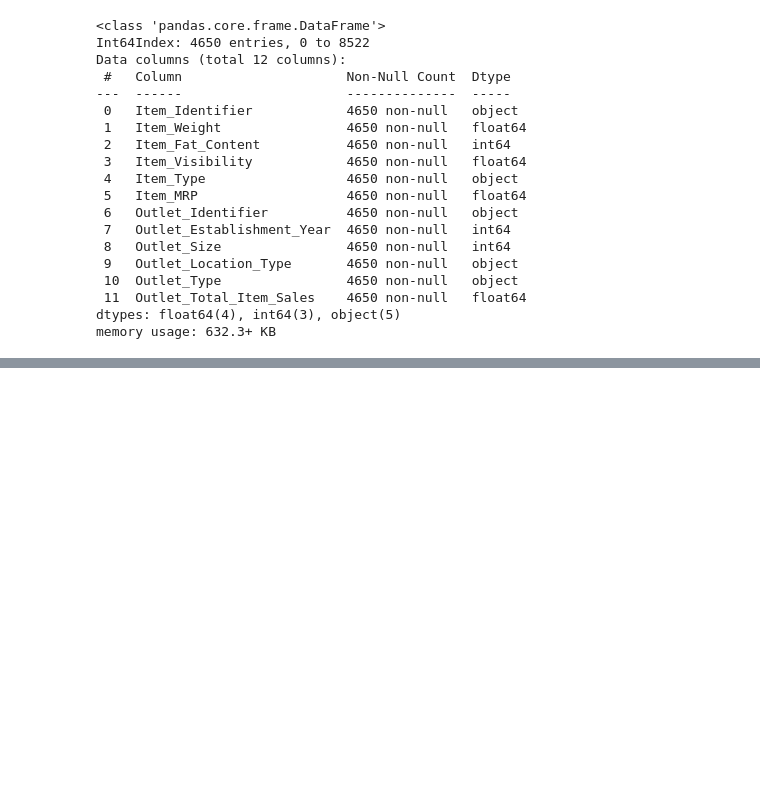
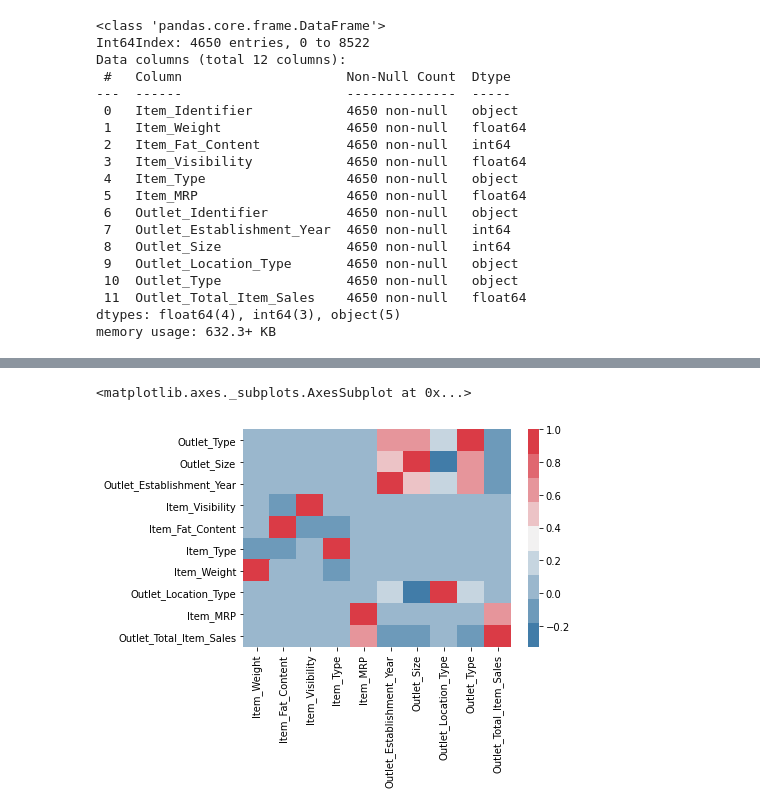
Before and after one commit to cheesecakephobia/food-sales-prediction, a Jupyter notebook: Food_sale_prediction.ipynb, the cells around one changed output, grey strips where cells are left out. Drawn from its saved outputs; the diff is of its cells as text; code cells hidden in the pictures; blank space fills up the shorter version.

```diff
--- a/Food_sale_prediction.ipynb
+++ b/Food_sale_prediction.ipynb
@@ -189,0 +187,5 @@ plt.show()
+# %%
+df['Item_Type'].replace({'Dairy': 0,'Soft Drinks': 1, 'Meat': 2, 'Household':3, 'Baking Goods':4,
+       'Snack Foods':5, 'Fruits and Vegetables': 6, 'Breakfast':7,
+       'Health and Hygiene':8, 'Frozen Foods':9, 'Hard Drinks':10, 'Canned':11,
+       'Starchy Foods':12, 'Breads':13, 'Others':14, 'Seafood':15}, inplace = True)
@@ -189,0 +198,2 @@ plt.show()
+# %%
+df['Outlet_Location_Type'].replace({'Tier 1': 0, 'Tier 3': 1, 'Tier 2':2}, inplace = True)
@@ -189,0 +206,2 @@ plt.show()
+# %%
+df['Outlet_Type'].replace({'Supermarket Type1':0, 'Supermarket Type2':1}, inplace = True)
@@ -189,0 +260,5 @@ plt.show()
+# %%
+sns.heatmap(df.corr().sort_values(by = ['Outlet_Total_Item_Sales']), cmap = sns.diverging_palette(240, 10, n=9))
+# %% [output]
+<matplotlib.axes._subplots.AxesSubplot at 0x...>
+[figure, added]
```
Also changed, not shown: parts of 24 cells of this notebook.
